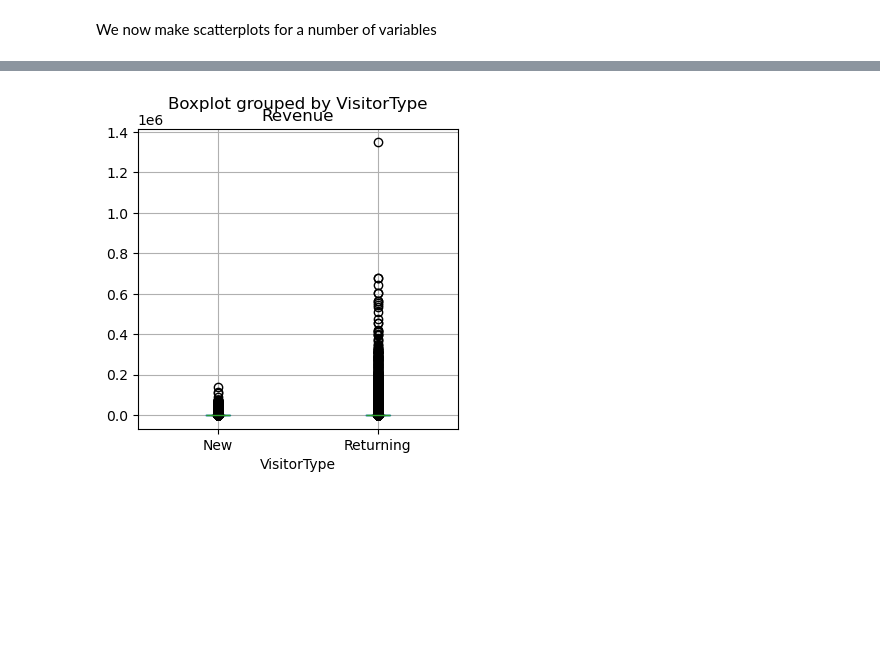
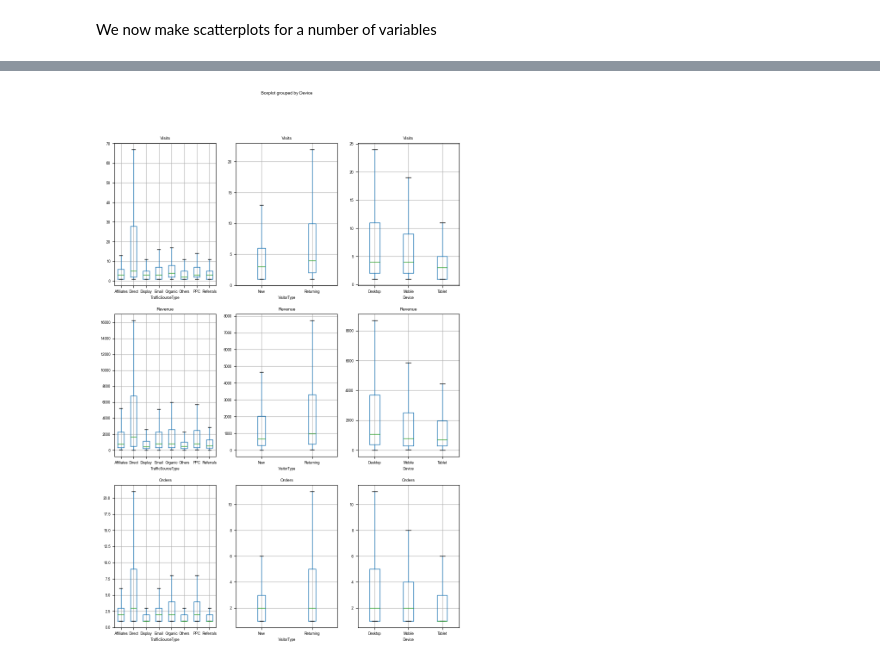
Before and after one commit to Datavizcowboy/PythonDatavizToolbox, a Jupyter notebook: Notebooks/07-Data_Analysis/02_E-Commerce_Metrics/01_Sensitivity_Analysis.ipynb, the cells around one changed output, grey strips where cells are left out. Drawn from its saved outputs; the diff is of its cells as text; code cells hidden in the pictures; blank space fills up the shorter version.

Commit message:
Boxplots in e-commerce

```diff
--- a/Notebooks/07-Data_Analysis/02_E-Commerce_Metrics/01_Sensitivity_Analysis.ipynb
+++ b/Notebooks/07-Data_Analysis/02_E-Commerce_Metrics/01_Sensitivity_Analysis.ipynb
@@ -62,5 +81,20 @@ pd.plotting.scatter_matrix(data[['VisitorType', 'Revenue', 'Orders']],s=4,c='k',
-# %%
-fig, ax = pl.subplots(figsize=(4, 4))
-data.boxplot('Revenue', by='VisitorType', ax=ax);
-# %% [output]
-[figure, removed]
+# %%
+pl.rcParams['font.family'] = "Arial"
+pl.rcParams['font.size'] = "6"
+fig, ax = pl.subplots(3,3,figsize=(10, 15))
+fig.tight_layout()
+fig.subplots_adjust(hspace=0.2)
+data.boxplot('Visits', by='TrafficSourceType', ax=ax[0,0], showfliers=False);
+data.boxplot('Visits', by='VisitorType', ax=ax[0,1], showfliers=False);
+data.boxplot('Visits', by='Device', ax=ax[0,2], showfliers=False);
+data.boxplot('Revenue', by='TrafficSourceType', ax=ax[1,0], showfliers=False);
+data.boxplot('Revenue', by='VisitorType', ax=ax[1,1], showfliers=False);
+data.boxplot('Revenue', by='Device', ax=ax[1,2], showfliers=False);
+data.boxplot('Orders', by='TrafficSourceType', ax=ax[2,0], showfliers=False);
+data.boxplot('Orders', by='VisitorType', ax=ax[2,1], showfliers=False);
+data.boxplot('Orders', by='Device', ax=ax[2,2], showfliers=False);
+# data.boxplot('HomePageWasVisited', by='TrafficSourceType', ax=ax[3,0], showfliers=False);
+# data.boxplot('HomePageWasVisited', by='VisitorType', ax=ax[3,1], showfliers=False);
+# data.boxplot('HomePageWasVisited', by='Device', ax=ax[3,2], showfliers=False);
+# %% [output]
+[figure, added]
```
Also changed, not shown: parts of 7 cells of this notebook, 1 other file.
